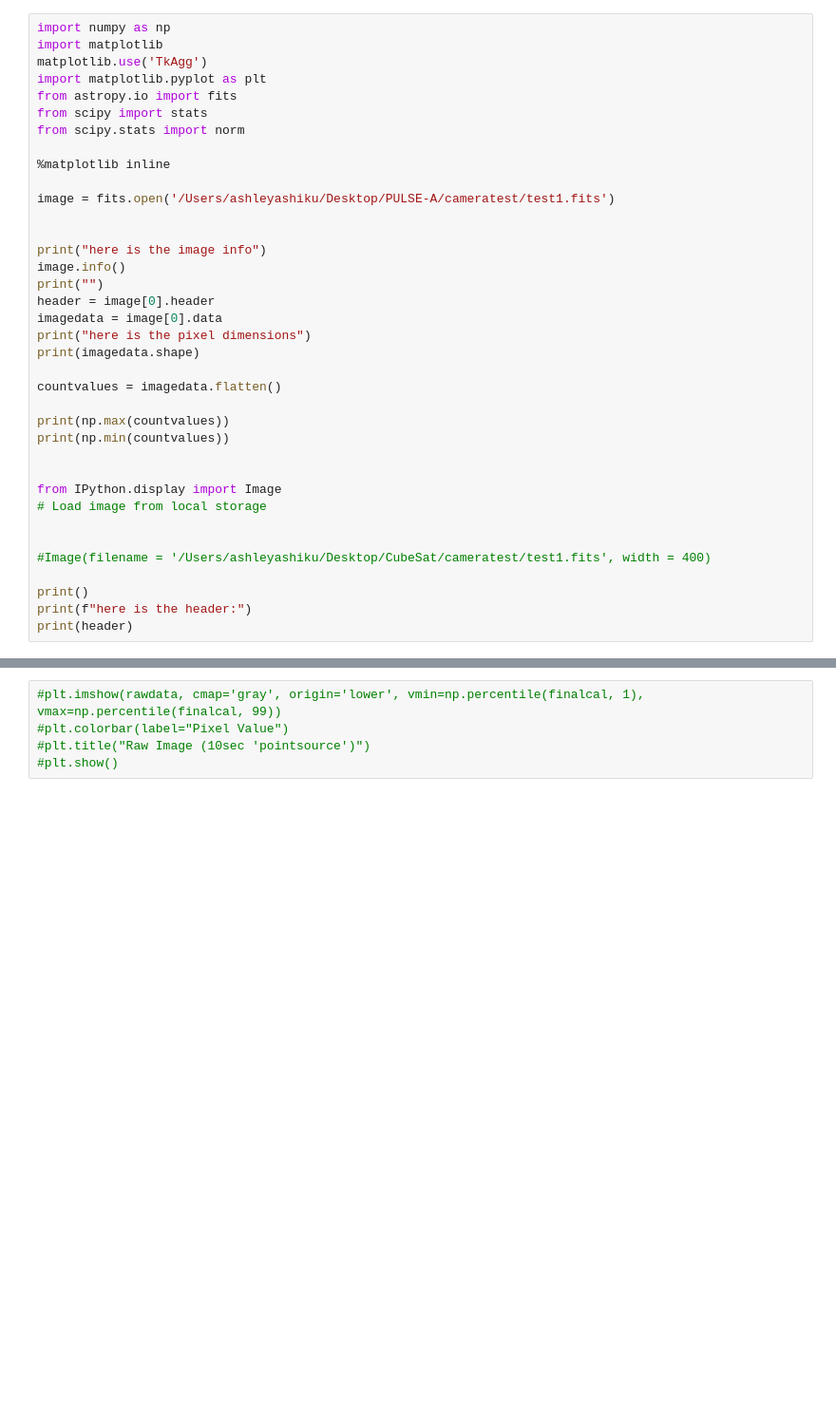
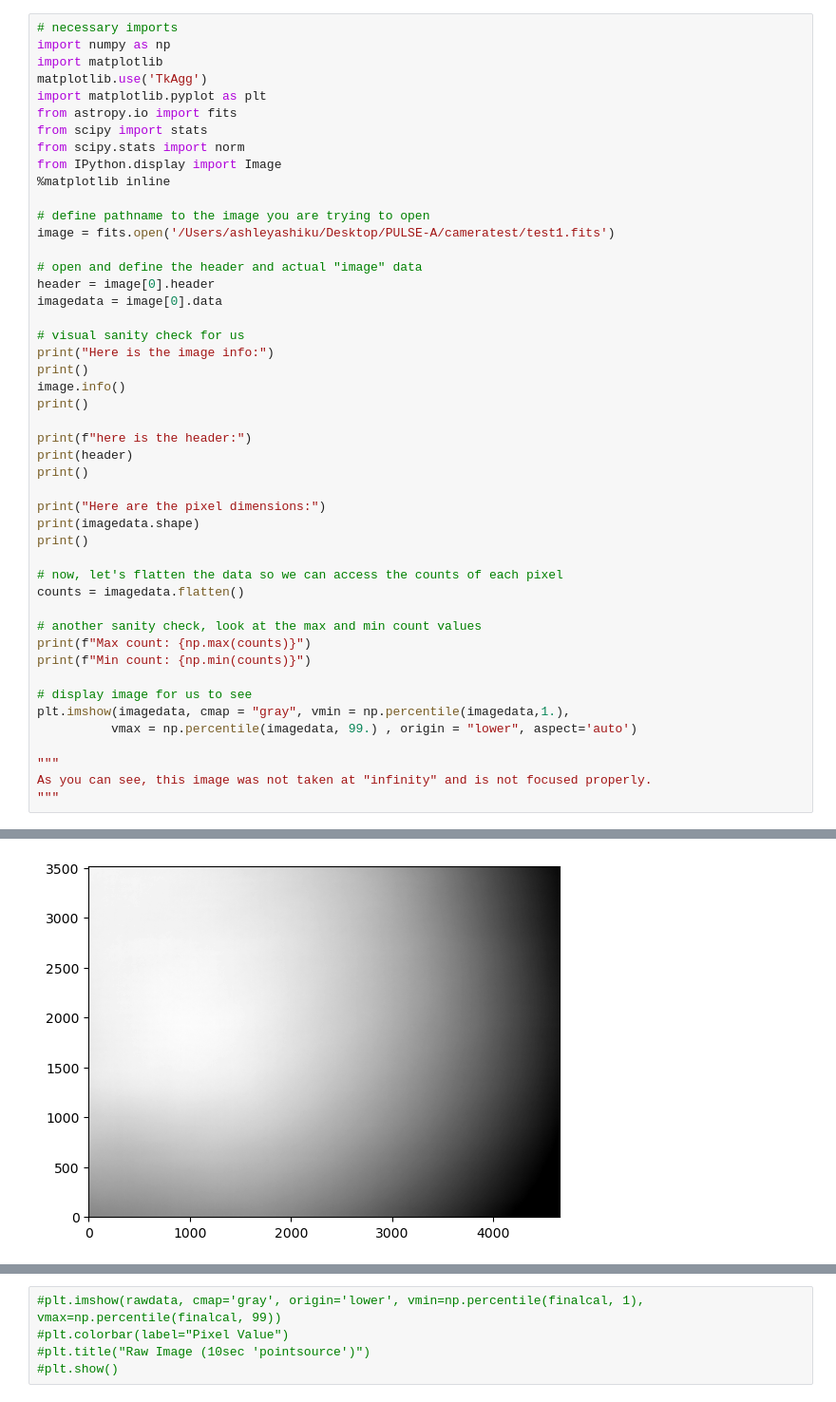
Before and after one commit to UChicago-PULSE/optical-ground-station, a Jupyter notebook: Camera Control/testreadjupyter.ipynb, the cells around one changed output, grey strips where cells are left out. Shown at 95% size. Saved outputs shown, nothing was run; the diff lists cells and outputs as text; blank space fills up the shorter version.

```diff
--- a/Camera Control/testreadjupyter.ipynb
+++ b/Camera Control/testreadjupyter.ipynb
@@ -1,4 +13,5 @@
 # %%
+# necessary imports
 import numpy as np
 import matplotlib
 matplotlib.use('TkAgg')
@@ -6,33 +19,42 @@ import matplotlib.pyplot as plt
 from astropy.io import fits
 from scipy import stats
 from scipy.stats import norm
-
+from IPython.display import Image
 %matplotlib inline
 
+# define pathname to the image you are trying to open
 image = fits.open('/Users/ashleyashiku/Desktop/PULSE-A/cameratest/test1.fits')
 
-
-print("here is the image info")
-image.info()
-print("")
+# open and define the header and actual "image" data
 header = image[0].header
 imagedata = image[0].data
-print("here is the pixel dimensions")
-print(imagedata.shape)
 
-countvalues = imagedata.flatten()
+# visual sanity check for us
+print("Here is the image info:")
+print()
+image.info()
+print()
 
-print(np.max(countvalues))
-print(np.min(countvalues))
-
-
-from IPython.display import Image
-# Load image from local storage
-
-
-#Image(filename = '/Users/ashleyashiku/Desktop/CubeSat/cameratest/test1.fits', width = 400)
-
-print()
 print(f"here is the header:")
 print(header)
+print()
+
+print("Here are the pixel dimensions:")
+print(imagedata.shape)
+print()
+
+# now, let's flatten the data so we can access the counts of each pixel
+counts = imagedata.flatten()
+
+# another sanity check, look at the max and min count values
+print(f"Max count: {np.max(counts)}")
+print(f"Min count: {np.min(counts)}")
+
+# display image for us to see
+plt.imshow(imagedata, cmap = "gray", vmin = np.percentile(imagedata,1.),
+          vmax = np.percentile(imagedata, 99.) , origin = "lower", aspect='auto')
+
+"""
+As you can see, this image was not taken at "infinity" and is not focused properly.
+"""
 # %% [output]
@@ -50,0 +76 @@ SIMPLE  =                    T / conforms to FITS standard
+[figure, added]
```
Also changed, not shown: parts of 13 cells of this notebook.
